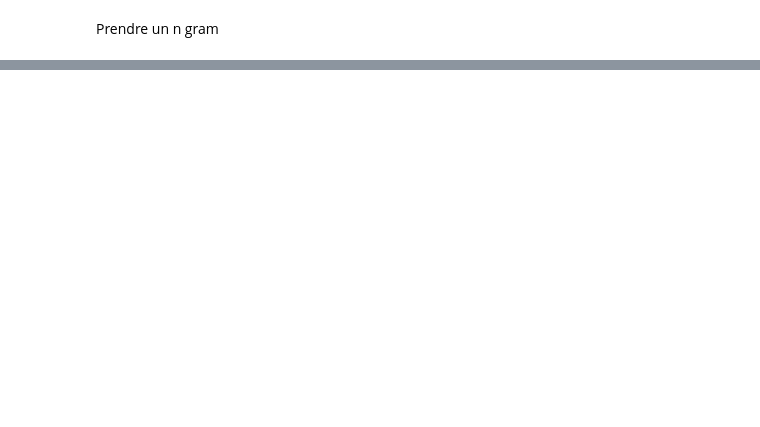
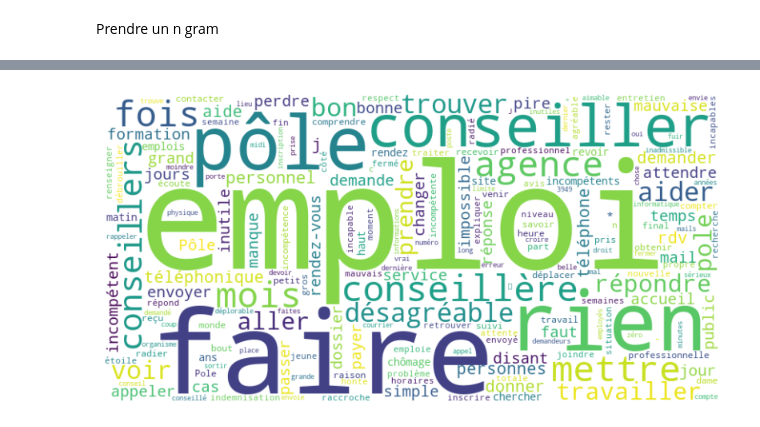
Before and after one commit to projetgouv/scraping, a Jupyter notebook: Cleaning_eda/Data_cleaning.ipynb, the cells around one changed output, grey strips where cells are left out. Drawn from its saved outputs; the diff is of its cells as text; code cells hidden in the pictures; blank space fills up the shorter version.

```diff
--- a/Cleaning_eda/Data_cleaning.ipynb
+++ b/Cleaning_eda/Data_cleaning.ipynb
@@ -633,0 +1083,30 @@ all_data
+# %%
+data_neg = pd.read_csv('/Users/camille/repo/Hetic/projet_gouv/scraping/Cleaning_eda/df_ng.csv')
+data_neg['review_text'] = data_neg['review_text'].astype(str)
+texte = " ".join(data_neg['review_text'].tolist())
+# %%
+import spacy
+from collections import Counter
+
+# Charger le modèle de langue français
+nlp = spacy.load("fr_core_news_sm")
+
+nlp.max_length = 2000000
+
+# Analyse de dépendance des phrases
+doc = nlp(texte)
+lemmatized_terms = [token.lemma_ for token in doc if token.dep_ in dependances_incluses and token.text.lower() not in stop_words]
+
+# Liste des stop words
+stop_words = spacy.lang.fr.stop_words.STOP_WORDS
+
+# Supprimer les stop words et extraire les termes pertinents avec les dépendances spécifiques
+termes_pertinents = [token.text for token in doc if token.dep_ in dependances_incluses and token.text.lower() not in stop_words]
+
+# Compter l'occurrence des mots
+occurrence_mots = Counter(termes_pertinents)
+
+# Afficher les résultats dans l'ordre décroissant
+resultats = occurrence_mots.most_common()
+for mot, occurrence in resultats:
+    print(mot, ":", occurrence)
@@ -633,0 +1131,12 @@ all_data
+# %%
+from wordcloud import WordCloud
+import matplotlib.pyplot as plt
+wordcloud = WordCloud(width=800, height=400, background_color='white').generate_from_frequencies(occurrence_mots)
+
+# Afficher le nuage de mots
+plt.figure(figsize=(10, 5))
+plt.imshow(wordcloud, interpolation='bilinear')
+plt.axis('off')
+plt.show()
+# %% [output]
+[figure, added]
```
Also changed, not shown: parts of 98 cells of this notebook, 9 other files.
